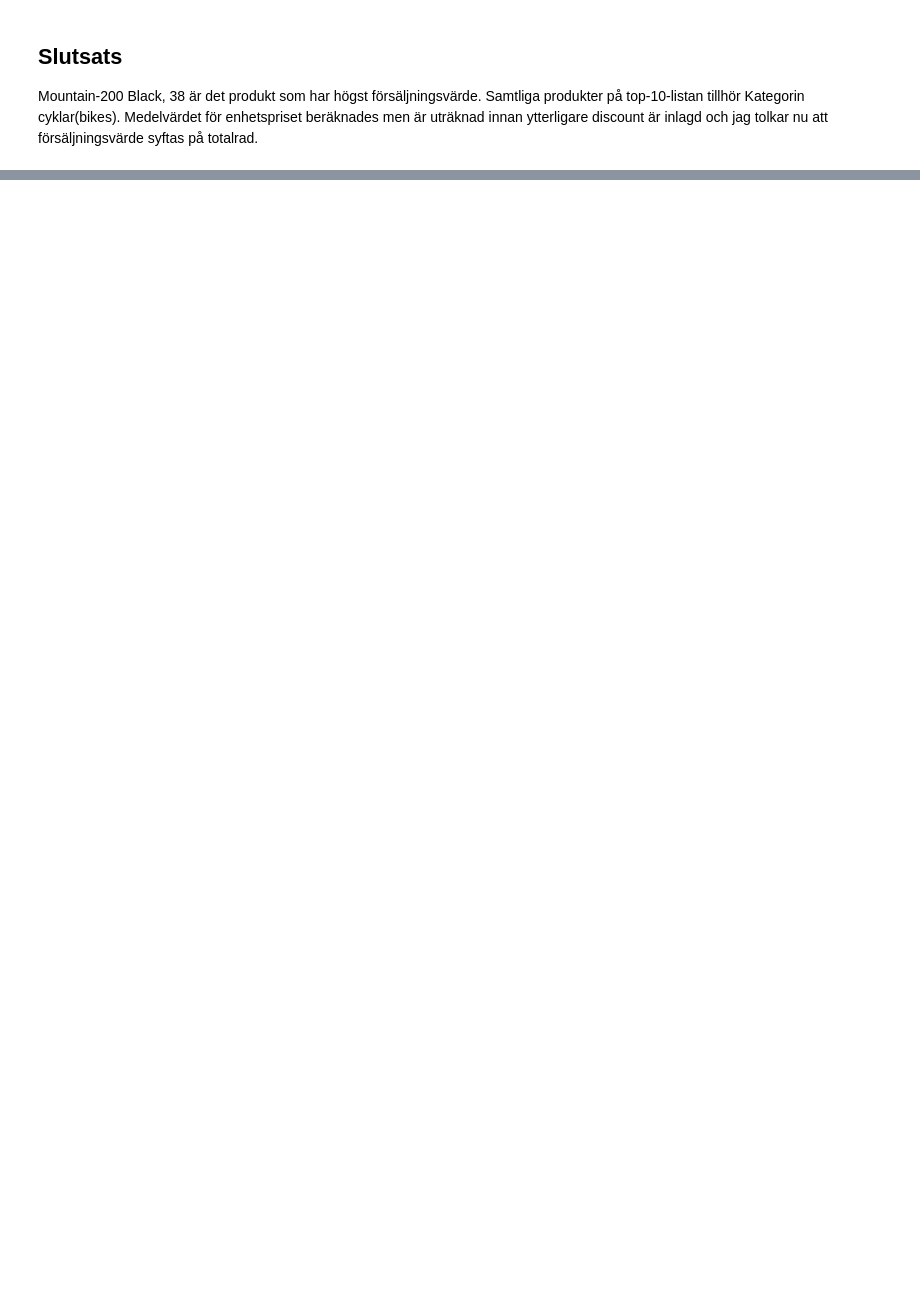
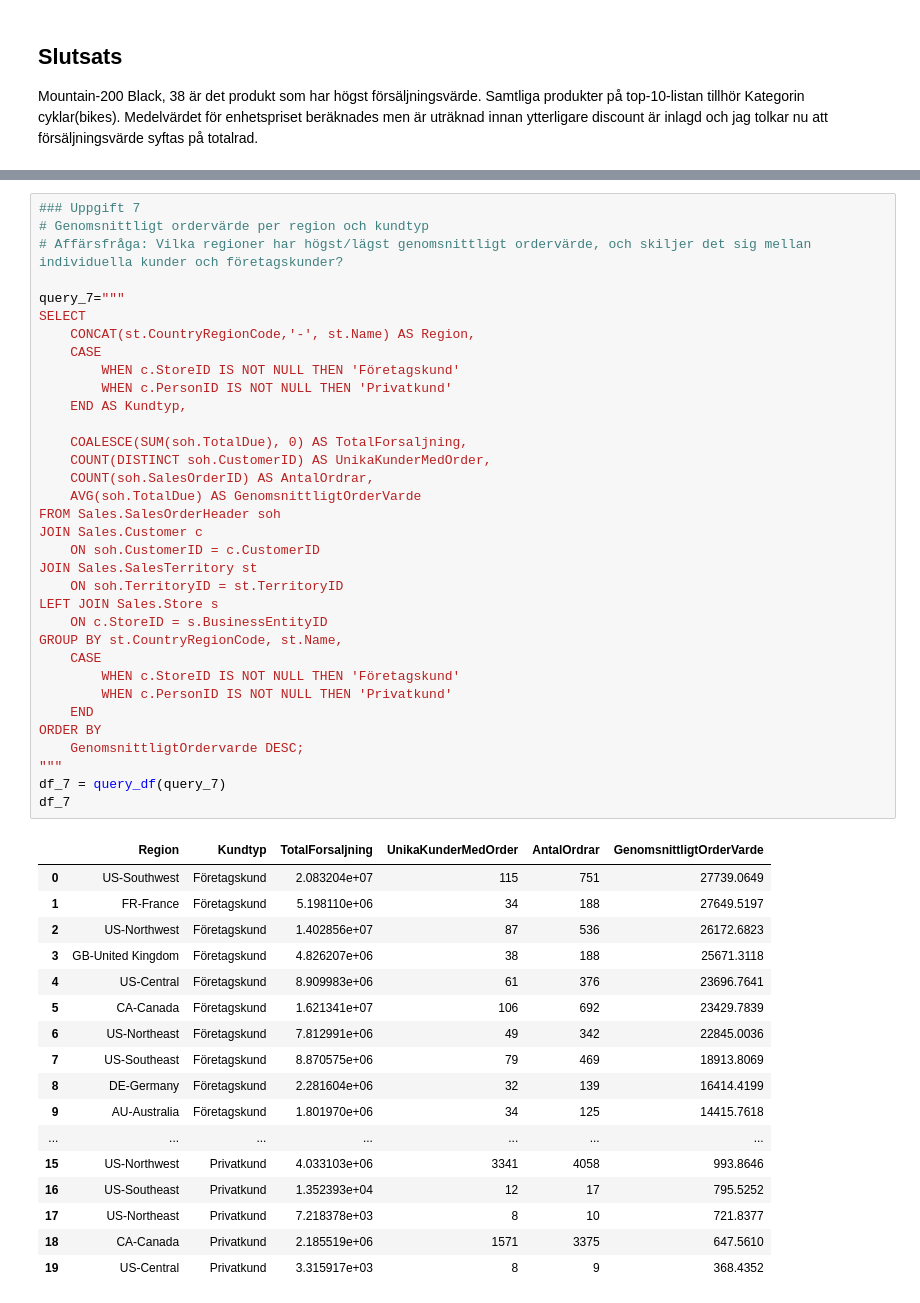
Before and after one commit to VictoriaElmander/SQL_Inlamning, a Jupyter notebook: main.ipynb, the cells around one changed output, grey strips where cells are left out. Drawn from its saved outputs; the diff is of its cells as text; blank space fills up the shorter version.

```diff
--- a/main.ipynb
+++ b/main.ipynb
@@ -572,0 +668,52 @@ query_6="""
+# %%
+### Uppgift 7
+# Genomsnittligt ordervärde per region och kundtyp
+# Affärsfråga: Vilka regioner har högst/lägst genomsnittligt ordervärde, och skiljer det sig mellan individuella kunder och företagskunder?
+
+query_7="""
+SELECT
+    CONCAT(st.CountryRegionCode,'-', st.Name) AS Region,
+    CASE
+        WHEN c.StoreID IS NOT NULL THEN 'Företagskund'
+        WHEN c.PersonID IS NOT NULL THEN 'Privatkund'
+    END AS Kundtyp,
+
+    COALESCE(SUM(soh.TotalDue), 0) AS TotalForsaljning,
+    COUNT(DISTINCT soh.CustomerID) AS UnikaKunderMedOrder,
+    COUNT(soh.SalesOrderID) AS AntalOrdrar,
+    AVG(soh.TotalDue) AS GenomsnittligtOrderVarde
+FROM Sales.SalesOrderHeader soh
+JOIN Sales.Customer c
+    ON soh.CustomerID = c.CustomerID
+JOIN Sales.SalesTerritory st
+    ON soh.TerritoryID = st.TerritoryID
+LEFT JOIN Sales.Store s
+    ON c.StoreID = s.BusinessEntityID
+GROUP BY st.CountryRegionCode, st.Name,
+    CASE
+        WHEN c.StoreID IS NOT NULL THEN 'Företagskund'
+        WHEN c.PersonID IS NOT NULL THEN 'Privatkund'
+    END
+ORDER BY
+    GenomsnittligtOrdervarde DESC;
+"""
+df_7 = query_df(query_7)
+df_7
+# %% [output]
+|  | Region | Kundtyp | TotalForsaljning | UnikaKunderMedOrder | AntalOrdrar | GenomsnittligtOrderVarde |
+| 0 | US-Southwest | Företagskund | 2.083204e+07 | 115 | 751 | 27739.0649 |
+| 1 | FR-France | Företagskund | 5.198110e+06 | 34 | 188 | 27649.5197 |
+| 2 | US-Northwest | Företagskund | 1.402856e+07 | 87 | 536 | 26172.6823 |
+| 3 | GB-United Kingdom | Företagskund | 4.826207e+06 | 38 | 188 | 25671.3118 |
+| 4 | US-Central | Företagskund | 8.909983e+06 | 61 | 376 | 23696.7641 |
+| 5 | CA-Canada | Företagskund | 1.621341e+07 | 106 | 692 | 23429.7839 |
+| 6 | US-Northeast | Företagskund | 7.812991e+06 | 49 | 342 | 22845.0036 |
+| 7 | US-Southeast | Företagskund | 8.870575e+06 | 79 | 469 | 18913.8069 |
+| 8 | DE-Germany | Företagskund | 2.281604e+06 | 32 | 139 | 16414.4199 |
+| 9 | AU-Australia | Företagskund | 1.801970e+06 | 34 | 125 | 14415.7618 |
+| ... | ... | ... | ... | ... | ... | ... |
+| 15 | US-Northwest | Privatkund | 4.033103e+06 | 3341 | 4058 | 993.8646 |
+| 16 | US-Southeast | Privatkund | 1.352393e+04 | 12 | 17 | 795.5252 |
+| 17 | US-Northeast | Privatkund | 7.218378e+03 | 8 | 10 | 721.8377 |
+| 18 | CA-Canada | Privatkund | 2.185519e+06 | 1571 | 3375 | 647.5610 |
+| 19 | US-Central | Privatkund | 3.315917e+03 | 8 | 9 | 368.4352 |
```
Also changed, not shown: parts of 7 cells of this notebook, 3 other files.
